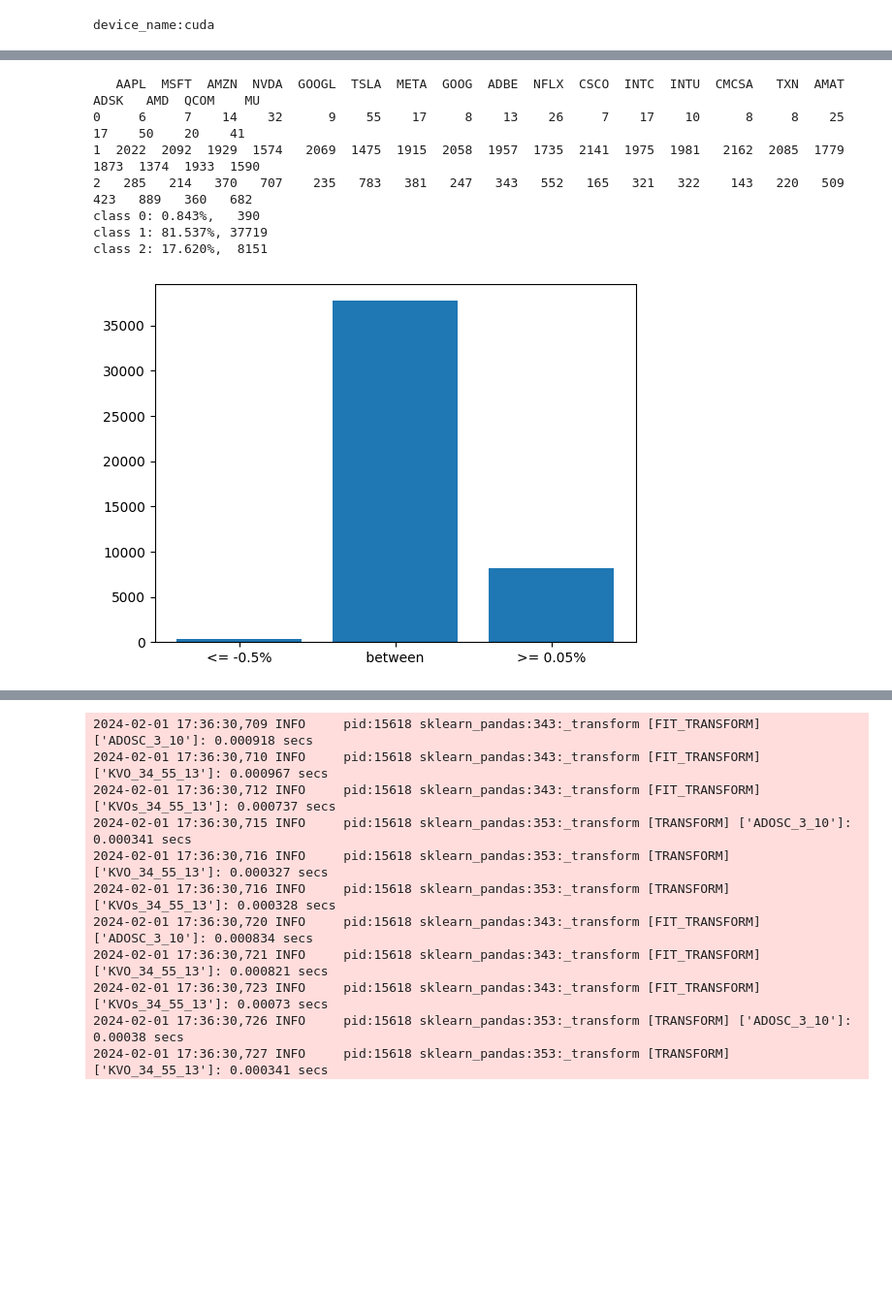
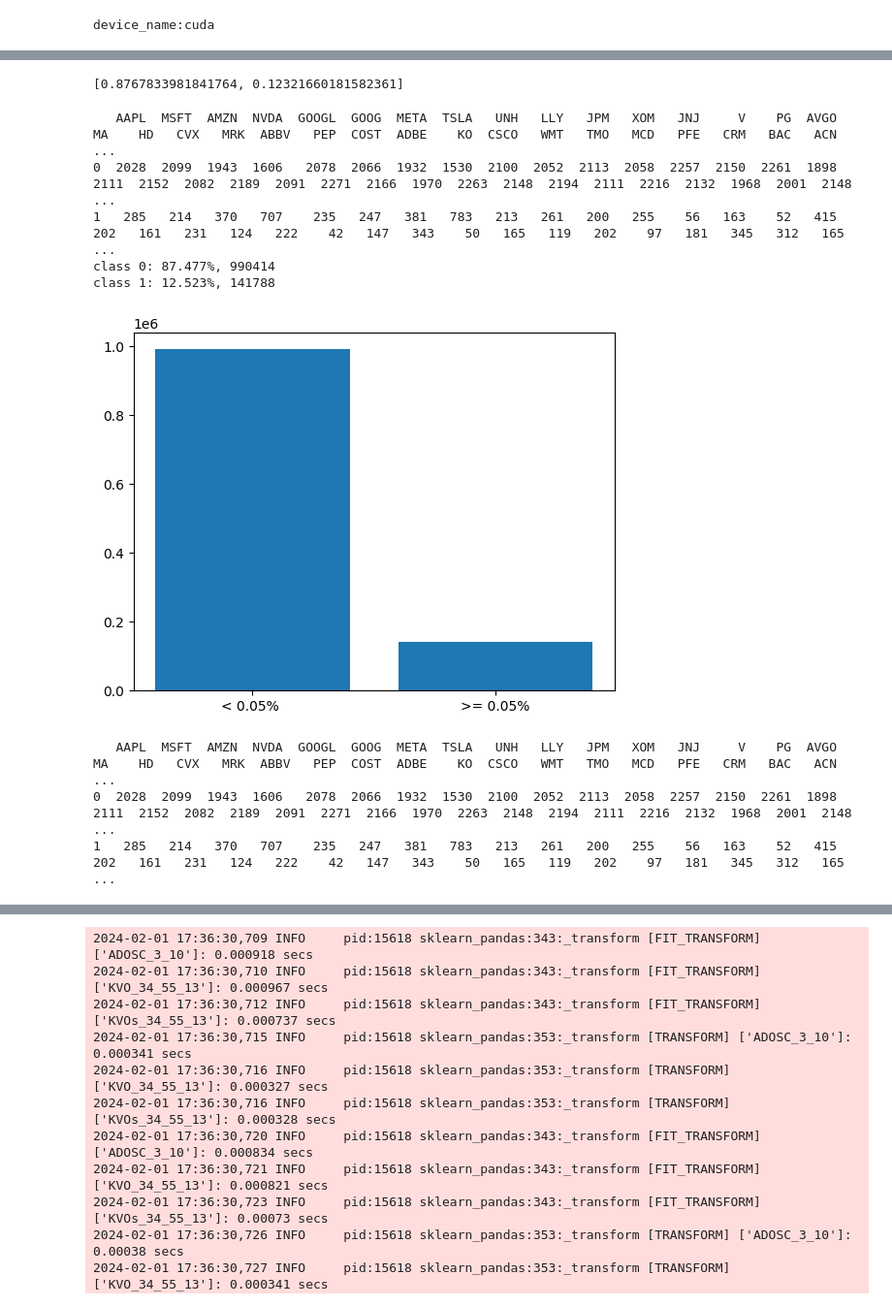
Before and after one commit to cloudaipro/fin-ml, a Jupyter notebook: StockPCTLabelPredictLSTM.ipynb, the cells around one changed output, grey strips where cells are left out. Shown at 97% size. Saved outputs shown, nothing was run; the diff lists cells and outputs as text; code cells hidden in the pictures; blank space fills up the shorter version.

```diff
--- a/StockPCTLabelPredictLSTM.ipynb
+++ b/StockPCTLabelPredictLSTM.ipynb
@@ -64,7 +65,7 @@ from datetime import datetime
 import yfinance as yfin
 
 # Loading the data
-stk_tickers = [
+stk_symbols = [
     "AAPL",
     "MSFT",
     "AMZN",
@@ -245,7 +246,6 @@ stk_tickers = [
     "NUE",
     "ROST",
     "AFL",
-    "KVUE",
     "AEP",
     "IDXX",
     "D",
@@ -284,9 +284,9 @@ stk_tickers = [
     "CNC",
     "EL",
     "AMP",
-    "CEG",
+    "CEG",  # PCT <= -0.05,  size = 0
     "HAL",
-    "OTIS",
+    "OTIS",  # PCT <= -0.05,  size = 0
     "ROK",
     "PRU",
     "DD",
@@ -334,7 +334,7 @@ stk_tickers = [
     "AWK",
     "IT",
     "KHC",
-    "GEHC",
+    "GEHC",  # PCT <= -0.05,  size = 0
     "WEC",
     "HPQ",
     "EIX",
@@ -594,8 +594,8 @@ start = datetime(2014, 1, 1)
 end = datetime(2023, 12, 31)
 
 ticks_data = []
-for stk_symbol in stk_tickers:
-    stk_file = f"{data_dir}{stk_symbol}.csv"
+for symbol in stk_symbols:
+    stk_file = f"{data_dir}{symbol}.csv"
     bLoad = False
     if os.path.isfile(stk_file):
         try:
@@ -606,11 +606,11 @@ for stk_symbol in stk_tickers:
             None
     if bLoad == False:
         # _stk_data = web.get_data_yahoo(stk_tickers, start, end)
-        _stk_data = yfin.download([stk_symbol], start, end).dropna()
+        _stk_data = yfin.download([symbol], start, end).dropna()
         _stk_data.to_csv(stk_file)
-        print(f"download {stk_symbol} from yfin and write to {stk_file} completely!")
+        print(f"download {symbol} from yfin and write to {stk_file} completely!")
     ticks_data.append(_stk_data)
-    print(f"{stk_symbol}, size:{len(_stk_data)}")
+    print(f"{symbol}, size:{len(_stk_data)}")
 # %% [output]
 read /mnt/AIWorkSpace/work/fin-ml/data/AAPL.csv completely!
 AAPL, size:2516
@@ -713,22 +791,52 @@ def gen_analysis_data(stk_data, _return_period):
+# %%
+def class_percentage(stk_data):
+    stat = stk_data.groupby("label").size()
+    total = len(stk_data)
+    p = []
+    for i in range(num_classes):
+        p.append(stat[i] / total if i in stat.index else 0.0)
+    return p
+
+
+r = class_percentage(gen_analysis_data(ticks_data[0], return_period))
+
+print(r)
+# %% [output]
+[0.8767833981841764, 0.12321660181582361]
+# %%
+classes_df = pd.DataFrame()
+for i, stk_data in enumerate(ticks_data):
+    label_stat = gen_analysis_data(stk_data, return_period).groupby("label").size()
+    label_stat.name = stk_symbols[i]
+    classes_df = pd.concat([classes_df, label_stat], axis=1)
+print(classes_df)
+classes_count = [classes_df.iloc[i].sum() for i in range(num_classes)]
+total_recs = sum(classes_count)
+for i, v in enumerate(classes_count):
+    print(f"class {i}: {v*100/total_recs:.3f}%, {v}")
+pyplot.bar(["< 0.05% ", ">= 0.05%"], classes_count)
+pyplot.show()
+# %% [output]
+   AAPL  MSFT  AMZN  NVDA  GOOGL  GOOG  META  TSLA   UNH   LLY   JPM   XOM   JNJ     V    PG  AVGO    MA    HD   CVX   MRK  ABBV   PEP  COST  ADBE    KO  CSCO   WMT   TMO   MCD   PFE   CRM   BAC   ACN ...
+0  2028  2099  1943  1606   2078  2066  1932  1530  2100  2052  2113  2058  2257  2150  2261  1898  2111  2152  2082  2189  2091  2271  2166  1970  2263  2148  2194  2111  2216  2132  1968  2001  2148 ...
+1   285   214   370   707    235   247   381   783   213   261   200   255    56   163    52   415   202   161   231   124   222    42   147   343    50   165   119   202    97   181   345   312   165 ...
+class 0: 87.477%, 990414
+class 1: 12.523%, 141788
+[figure, added]
 # %%
 classes_df = pd.DataFrame()
 for i, stk_data in enumerate(ticks_data):
     label_stat = gen_analysis_data(stk_data, return_period).groupby("label").size()
-    label_stat.name = stk_tickers[i]
+    label_stat.name = stk_symbols[i]
     classes_df = pd.concat([classes_df, label_stat], axis=1)
 print(classes_df)
-classes_count = [classes_df.iloc[i].sum() for i in range(num_classes)]
-total_recs = sum(classes_count)
-for i, v in enumerate(classes_count):
-    print(f"class {i}: {v*100/total_recs:.3f}%, {v:>5d}")
-pyplot.bar(["<= -0.5%", " between ", ">= 0.05%"], classes_count)
-pyplot.show()
+# classes_count = [classes_df.iloc[i].sum() for i in range(num_classes)]
+# total_recs = sum(classes_count)
+# for i, v in enumerate(classes_count):
+#     print(f"class {i}: {v*100/total_recs:.3f}%, {v}")
+# pyplot.bar(["<= -0.5%", " between ", ">= 0.05%"], classes_count)
+# pyplot.show()
 # %% [output]
-   AAPL  MSFT  AMZN  NVDA  GOOGL  TSLA  META  GOOG  ADBE  NFLX  CSCO  INTC  INTU  CMCSA   TXN  AMAT  ADSK   AMD  QCOM    MU
-0     6     7    14    32      9    55    17     8    13    26     7    17    10      8     8    25    17    50    20    41
-1  2022  2092  1929  1574   2069  1475  1915  2058  1957  1735  2141  1975  1981   2162  2085  1779  1873  1374  1933  1590
-2   285   214   370   707    235   783   381   247   343   552   165   321   322    143   220   509   423   889   360   682
-class 0: 0.843%,   390
-class 1: 81.537%, 37719
-class 2: 17.620%,  8151
+   AAPL  MSFT  AMZN  NVDA  GOOGL  GOOG  META  TSLA   UNH   LLY   JPM   XOM   JNJ     V    PG  AVGO    MA    HD   CVX   MRK  ABBV   PEP  COST  ADBE    KO  CSCO   WMT   TMO   MCD   PFE   CRM   BAC   ACN ...
+0  2028  2099  1943  1606   2078  2066  1932  1530  2100  2052  2113  2058  2257  2150  2261  1898  2111  2152  2082  2189  2091  2271  2166  1970  2263  2148  2194  2111  2216  2132  1968  2001  2148 ...
+1   285   214   370   707    235   247   381   783   213   261   200   255    56   163    52   415   202   161   231   124   222    42   147   343    50   165   119   202    97   181   345   312   165 ...
-[figure, removed]
```
Also changed, not shown: parts of 26 cells of this notebook.
